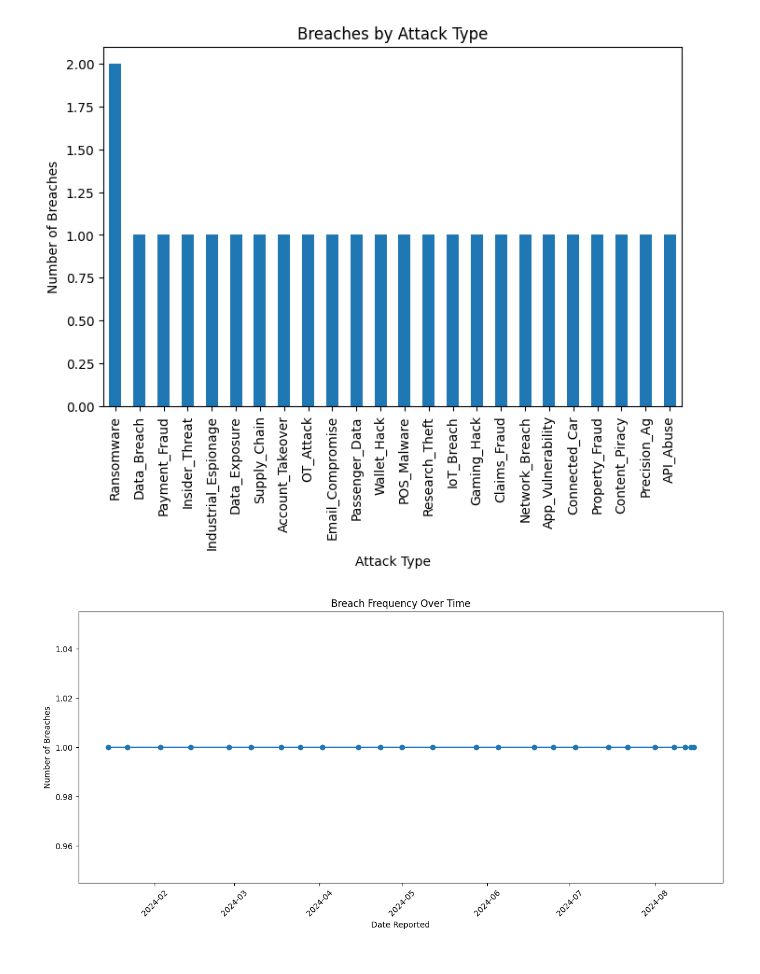
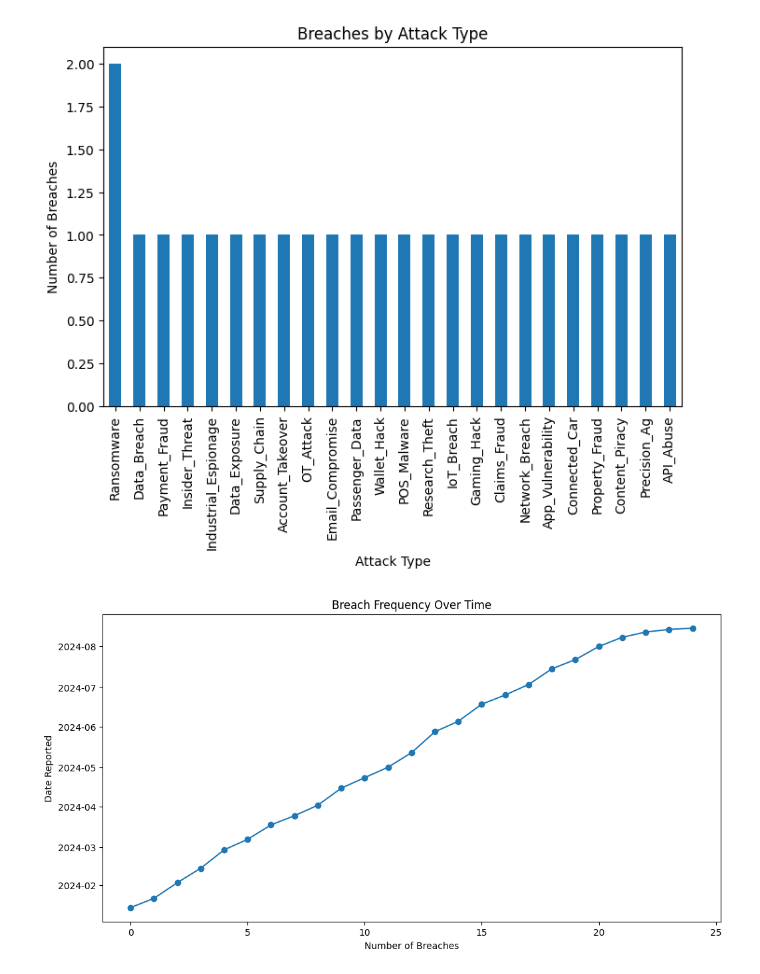
Before and after one commit to Robby-Steadman/Programming-Project-1, a Jupyter notebook: Project Work.ipynb, the cells around one changed output. Drawn from its saved outputs; the diff is of its cells as text; code cells hidden in the pictures.

```diff
--- a/Project Work.ipynb
+++ b/Project Work.ipynb
@@ -20,14 +20,13 @@ plt.show()
 # %% [output]
 [figure]
 # %%
+breaches_per_day= pd.to_datetime(df['Date_Reported'])
 breaches_per_day.plot(kind='line', figsize=(12,6), marker='o', title='Breach Frequency Over Time')
-plt.xlabel('Date Reported')
-plt.ylabel('Number of Breaches')
-plt.xticks(rotation=45)
-plt.tight_layout()
+plt.xlabel('Number of Breaches')
+plt.ylabel('Date Reported')
 plt.show()
 # %% [output]
-[figure, old version]
+[figure, new version]
 # %%
 df.columns = df.columns.str.strip()
 
```
Also changed, not shown: parts of 1 cell of this notebook.
